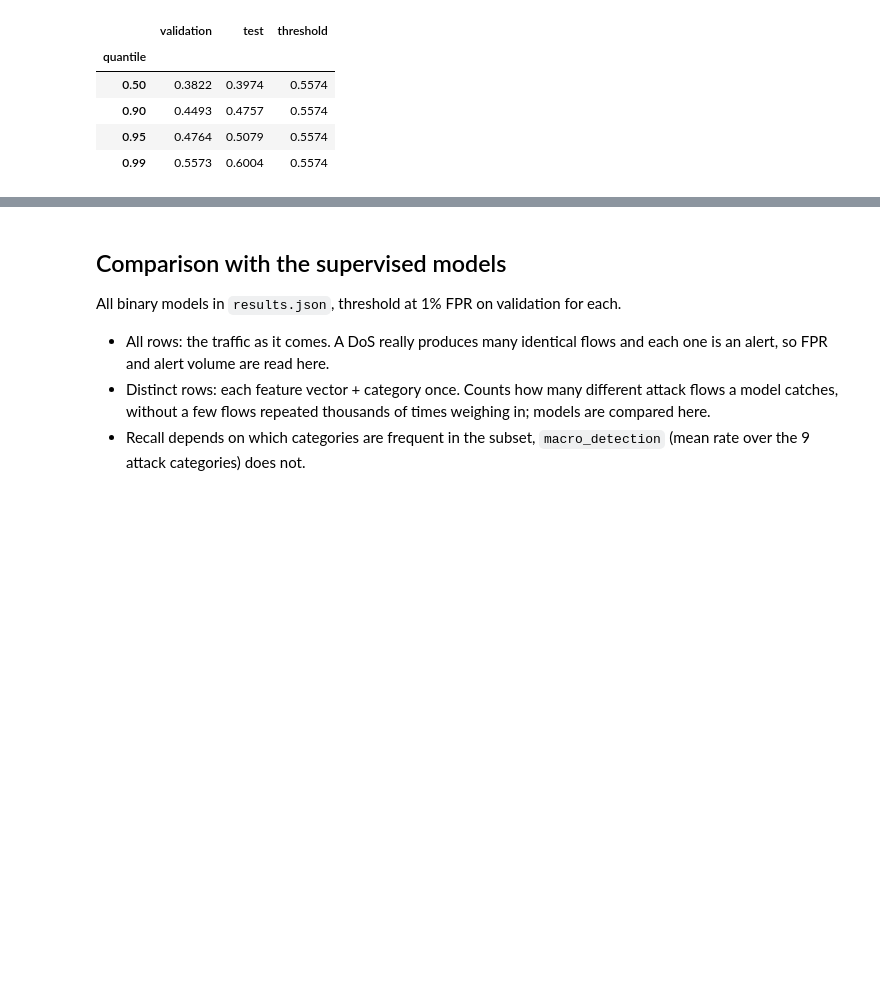
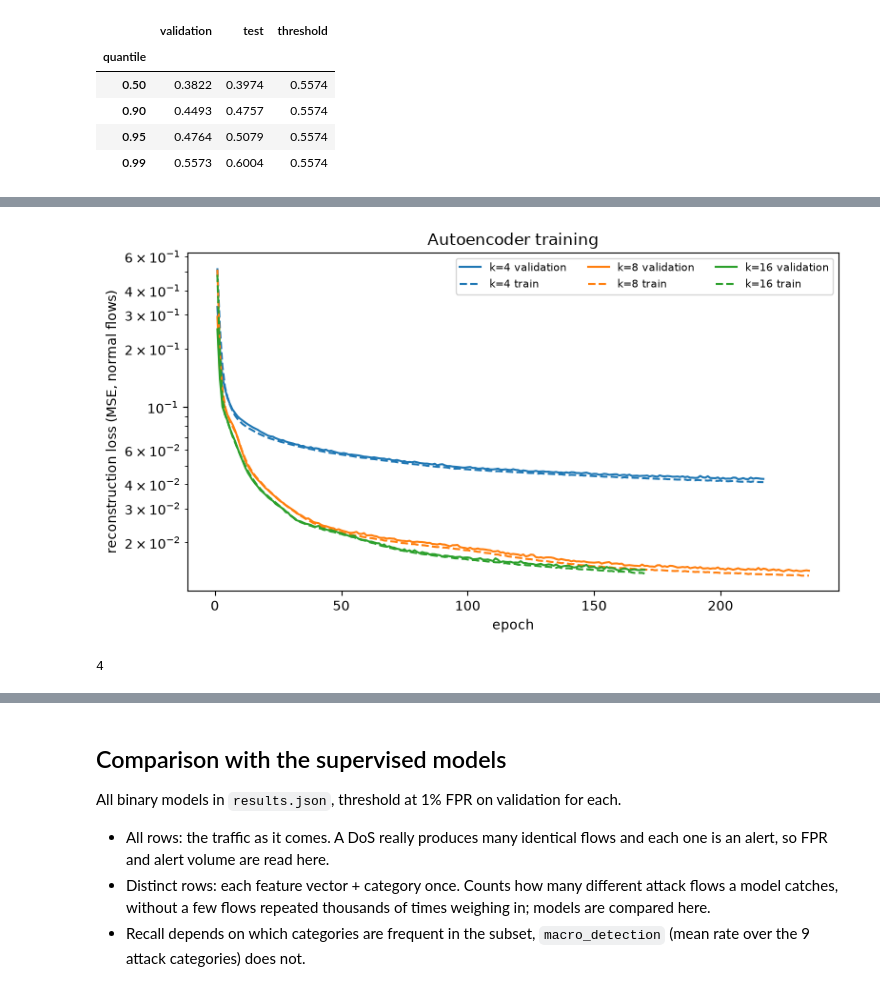
Before and after one commit to ZiGabiZi/Anomaly-detection-in-Network-traffic-using-ML, a Jupyter notebook: notebooks/03_anomaly.ipynb, the cells around one changed output, grey strips where cells are left out. Saved outputs shown, nothing was run; the diff lists cells and outputs as text; code cells hidden in the pictures; blank space fills up the shorter version.

```diff
--- a/notebooks/03_anomaly.ipynb
+++ b/notebooks/03_anomaly.ipynb
@@ -153,0 +166,6 @@ pd.DataFrame({
+# %%
+pre = build_preprocessor().fit(X_normal)
+Z_normal, Z_val, Z_test = (np.asarray(pre.transform(X), dtype=np.float32) for X in (X_normal, X_val, X_test))
+Z_val_normal = Z_val[(y_val == 0).to_numpy()]
+
+Z_normal.shape, Z_val_normal.shape
@@ -153,0 +174,22 @@ pd.DataFrame({
+# %%
+autoencoders = {}
+for k in [4, 8, 16]:
+    ae_model, history = train_autoencoder(Z_normal, Z_val_normal, bottleneck=k)
+    scores = reconstruction_error(ae_model, Z_val)
+    autoencoders[k] = {
+        "model": ae_model,
+        "history": pd.DataFrame(history).set_index("epoch"),
+        "val_pauc": roc_auc_score(y_val, scores, max_fpr=MAX_FPR),
+        "val_roc_auc": roc_auc_score(y_val, scores),
+    }
+
+pd.DataFrame({
+    k: {
+        "epochs run": len(a["history"]),
+        "best epoch": a["history"]["val_loss"].idxmin(),
+        "val loss (normal)": a["history"]["val_loss"].min(),
+        "val pAUC": a["val_pauc"],
+        "val ROC-AUC": a["val_roc_auc"],
+    }
+    for k, a in autoencoders.items()
+}).T.rename_axis("bottleneck").round(4)
@@ -153,0 +202,20 @@ pd.DataFrame({
+# %%
+best_k = max(autoencoders, key=lambda k: autoencoders[k]["val_pauc"])
+ae = autoencoders[best_k]
+
+fig, ax = plt.subplots(figsize=(8, 4.5))
+for k, a in autoencoders.items():
+    line, = ax.plot(a["history"].index, a["history"]["val_loss"], label=f"k={k} validation")
+    ax.plot(a["history"].index, a["history"]["train_loss"], linestyle="--", color=line.get_color(), label=f"k={k} train")
+ax.set_yscale("log")
+ax.set_xlabel("epoch")
+ax.set_ylabel("reconstruction loss (MSE, normal flows)")
+ax.set_title("Autoencoder training")
+ax.legend(ncol=3, fontsize=8)
+fig.tight_layout()
+fig.savefig(FIGURES_DIR / "autoencoder_loss.png", dpi=120)
+plt.show()
+best_k
+# %% [output]
+[figure, added]
+4
```
Also changed, not shown: parts of 14 cells of this notebook, 7 other files.
